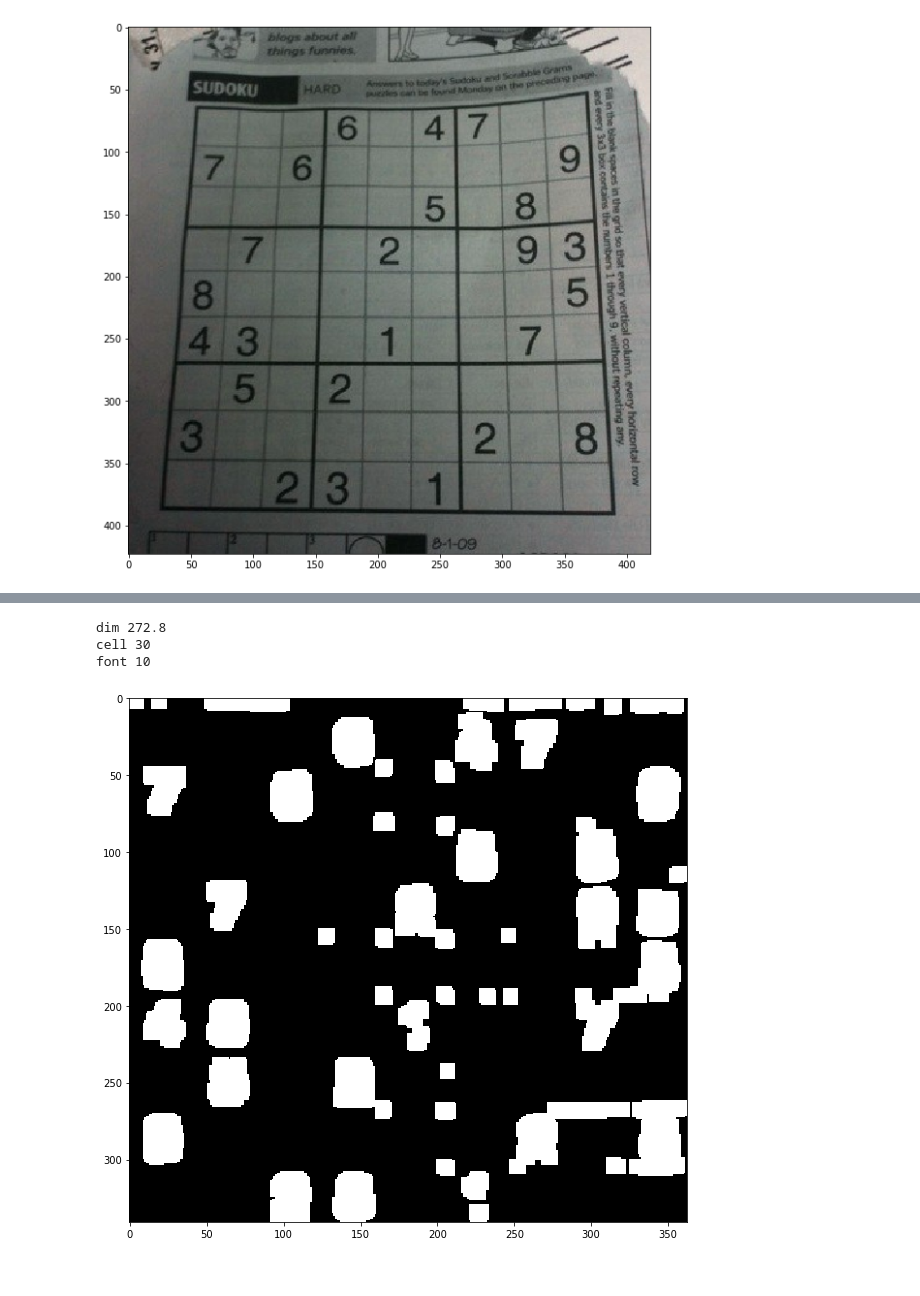
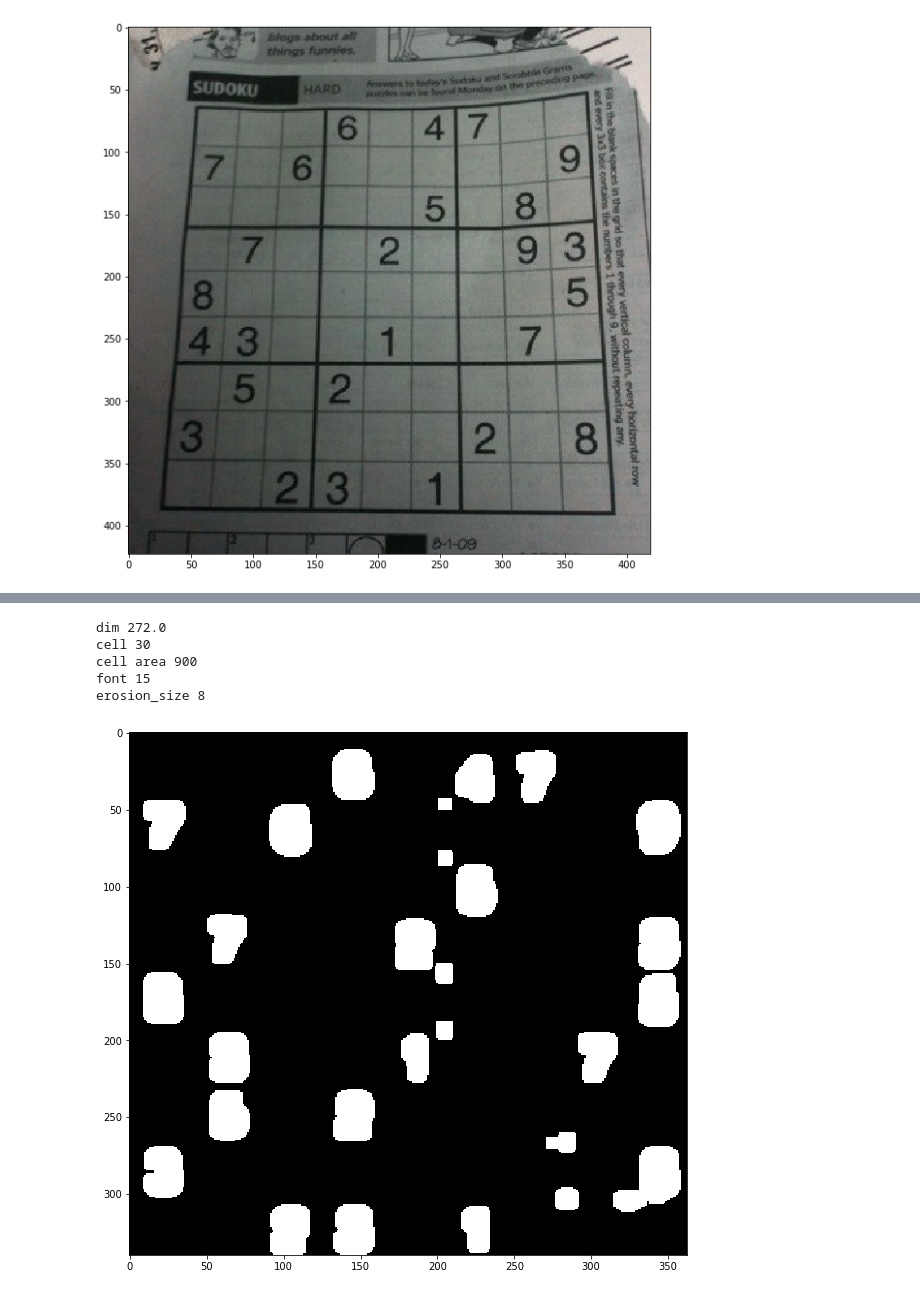
Before and after one commit to alextanhongpin/opencv-sudoku, a Jupyter notebook: main.ipynb, the cells around one changed output, grey strips where cells are left out. Saved outputs shown, nothing was run; the diff lists cells and outputs as text; code cells hidden in the pictures.

```diff
--- a/main.ipynb
+++ b/main.ipynb
@@ -64,6 +65,8 @@ def Erode(img, size=(5, 5), kernel=None):
     return cv.erode(img, kernel)
 
 # nonzeros = cv.findNonZero(thresh)
+def MedianBlur(src, size=5):
+    return cv.medianBlur(src, size)
 
 def MinAreaRect(contour):
     rect = cv.minAreaRect(contour)
@@ -155,6 +158,19 @@ def GaussianBlur(src, size=(3, 3)):
 
 def FloodFill(src, point=(0, 0), color=(0, 0, 0)):
     return cv.floodFill(src, None, point, color)[1]
+
+def ConnectedComponents(src, min_area=10):
+    nlabel, labels, stats, centroids = cv.connectedComponentsWithStats(src, connectivity=8)
+    for l in range(1, nlabel):
+        area = stats[l, cv.CC_STAT_AREA]
+        if area <= min_area:
+            # CC_STAT_TOP
+            # CC_STAT_WIDTH
+            # CC_STAT_HEIGHT
+            # CC_STAT_AREA
+            l, t = stats[l, cv.CC_STAT_LEFT], stats[l, cv.CC_STAT_TOP]
+            src = FloodFill(src, point=(t, l), color=(0, 0, 0))
+    return src
 # %%
 def match_int(s):
     match = re.match('\d+', s)
@@ -244,31 +290,52 @@ iterating 0
 # %%
 # Take full dim now that we have transformed the image to fit full screen.
 height, width = transform.shape[:2]
 dim = min(height, width) * 0.8
 
+erosion_size = int(dim/100*3) # 3px erosion for 100px size.
+
 # Divide it by 9 since one row/column will have 9 cells.
 # Use that as the kernel size.
 cell = int(dim / 9) # Equivalent to math.ceil.
-font = int(cell / 3) # Assume the font is just 33% of the cell width.
+font = int(cell / 2) # Assume the font is just 50% of the cell width.
 
 print('dim', dim)
 print('cell', cell)
+print('cell area', cell * cell)
 print('font', font)
+print('erosion_size', erosion_size)
 
-pipeline2 = Pipeline([('hough', partial(HoughLines, color=BLACK, width=3, threshold=200)),
+pipeline2 = Pipeline([#('hough', partial(HoughLines, color=BLACK, width=3, threshold=200)),
+                      ('blur',  partial(GaussianBlur, size=(font, font))),
+                      ('thresh', Otsu),
+                      ('connected', partial(ConnectedComponents, min_area=cell * cell)),
                       ('tophat', partial(TopHat, size=(cell, cell))),
-                      ('sobel', Sobel),
-                      ('close', partial(Close, size=(font, font))),
-                      ('dilate', partial(Dilate, size=(font, font))),
-                      ('thresh', Otsu)
+#                       ('sobel', Sobel),
+                      ('open', partial(Close, size=(erosion_size, erosion_size))),
+                      ('open', partial(Dilate, size=(erosion_size, erosion_size))),
+                      ('thresh', Otsu),
 ])
+
 out = pipeline2.exec(transform)
+
+#         print(labels[l], stats[l], centroids[l])
+# for i in range(1, 9):
+#     w = int(width / 9) * i
+#     h = int(height / 9) * i
+#     # Draw horizontal line.
+#     out = cv.line(out, (0, h), (width, h), (0, 0, 0), 3)
+
+#     # Draw vertical line.
+#     out = cv.line(out, (w, 0), (w, height), (0, 0, 0), 3)
+
 draw(out)
 # %% [output]
-dim 272.8
+dim 272.0
 cell 30
-font 10
+cell area 900
+font 15
+erosion_size 8
-[figure, old version]
+[figure, new version]
 # %%
 tgt = Inverse(transform)
 
```
Also changed, not shown: parts of 15 cells of this notebook, 2 other files.
